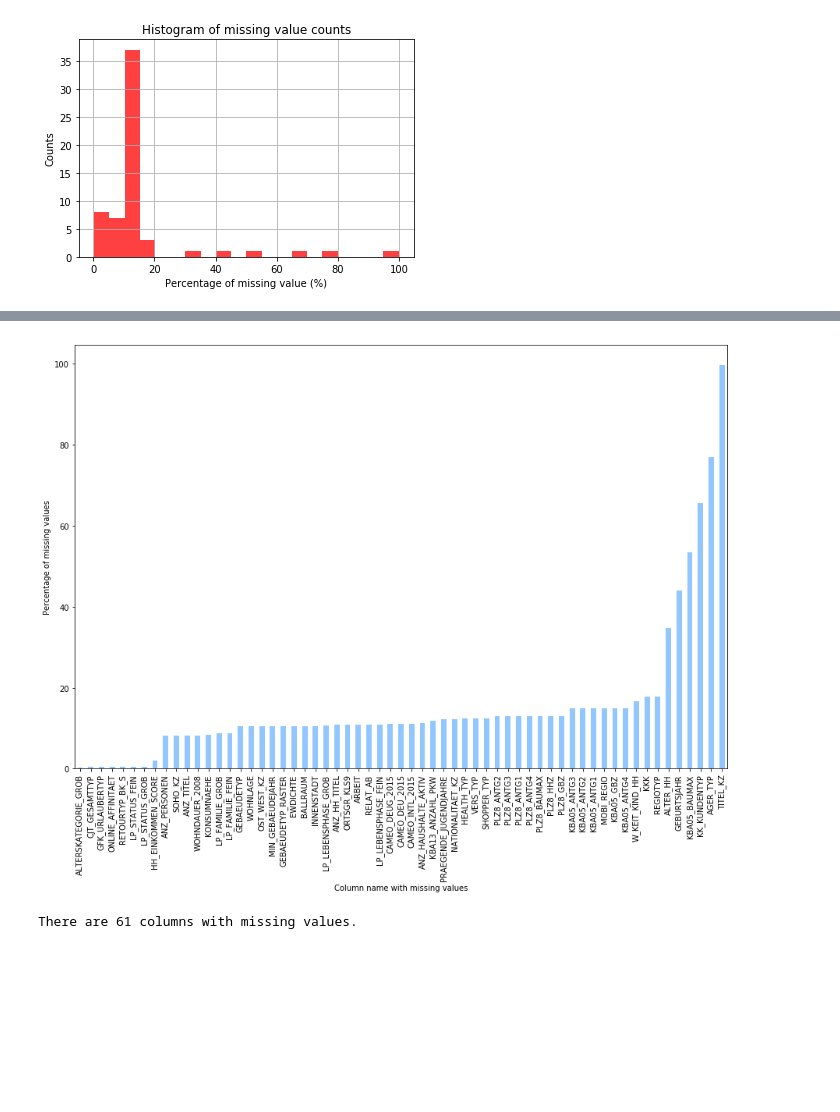
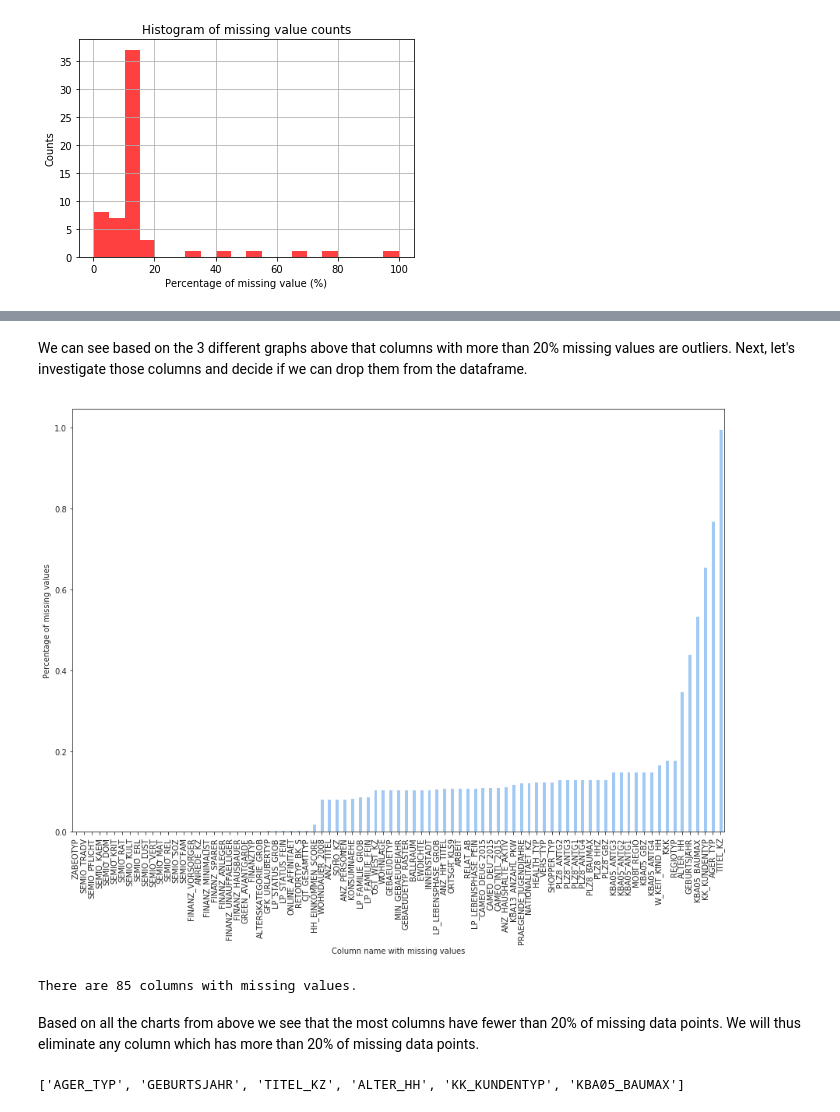
Before and after one commit to leonisawesome/identify_customer_segments, a Jupyter notebook: identify_customer_segment.ipynb, the cells around one changed output, grey strips where cells are left out. Drawn from its saved outputs; the diff is of its cells as text; code cells hidden in the pictures; blank space fills up the shorter version.

Commit message:
Finished all hte pre-processing visualizations and prepped the columns that will be dropped.

```diff
--- a/identify_customer_segment.ipynb
+++ b/identify_customer_segment.ipynb
@@ -172,13 +198,28 @@ missing_data_percent_plot(df_azdias)
+# %% [markdown]
+We can see based on the 3 different graphs above that columns with more than 20% missing values are outliers. Next, let's investigate those columns and decide if we can drop them from the dataframe.
 # %%
 def missing_data_by_column(df_azdias):
-    missing.plot.bar(figsize=(15,10))
+    prop_missing_column_data.sort_values(inplace=True)
+    prop_missing_column_data.plot.bar(figsize=(15,10))
     plt.xlabel('Column name with missing values')
     plt.ylabel('Percentage of missing values')
 
     plt.show()
-    print("There are {} columns with missing values.".format(len(missing)))
+    print("There are %s columns with missing values." %(len(prop_missing_column_data)))
 
 missing_data_by_column(df_azdias)
 # %% [output]
-[figure, old version]
+[figure, new version]
-There are 61 columns with missing values.
+There are 85 columns with missing values.
+# %% [markdown]
+Based on all the charts from above we see that the most columns have fewer than 20% of missing data points. We will thus eliminate any column which has more than 20% of missing data points.
+# %%
+#The following columns are those we will drop:
+def drop_columns_greater_(df_azdias):
+    missing_greater_than_20 = [col for col in df_azdias.columns if (df_azdias[col].isnull().sum()/df_azdias.shape[0])
+                               * 100 > 20]
+    print(missing_greater_than_20)
+
+drop_columns(df_azdias)
+# %% [output]
+['AGER_TYP', 'GEBURTSJAHR', 'TITEL_KZ', 'ALTER_HH', 'KK_KUNDENTYP', 'KBA05_BAUMAX']
```
Also changed, not shown: parts of 2 cells of this notebook.
